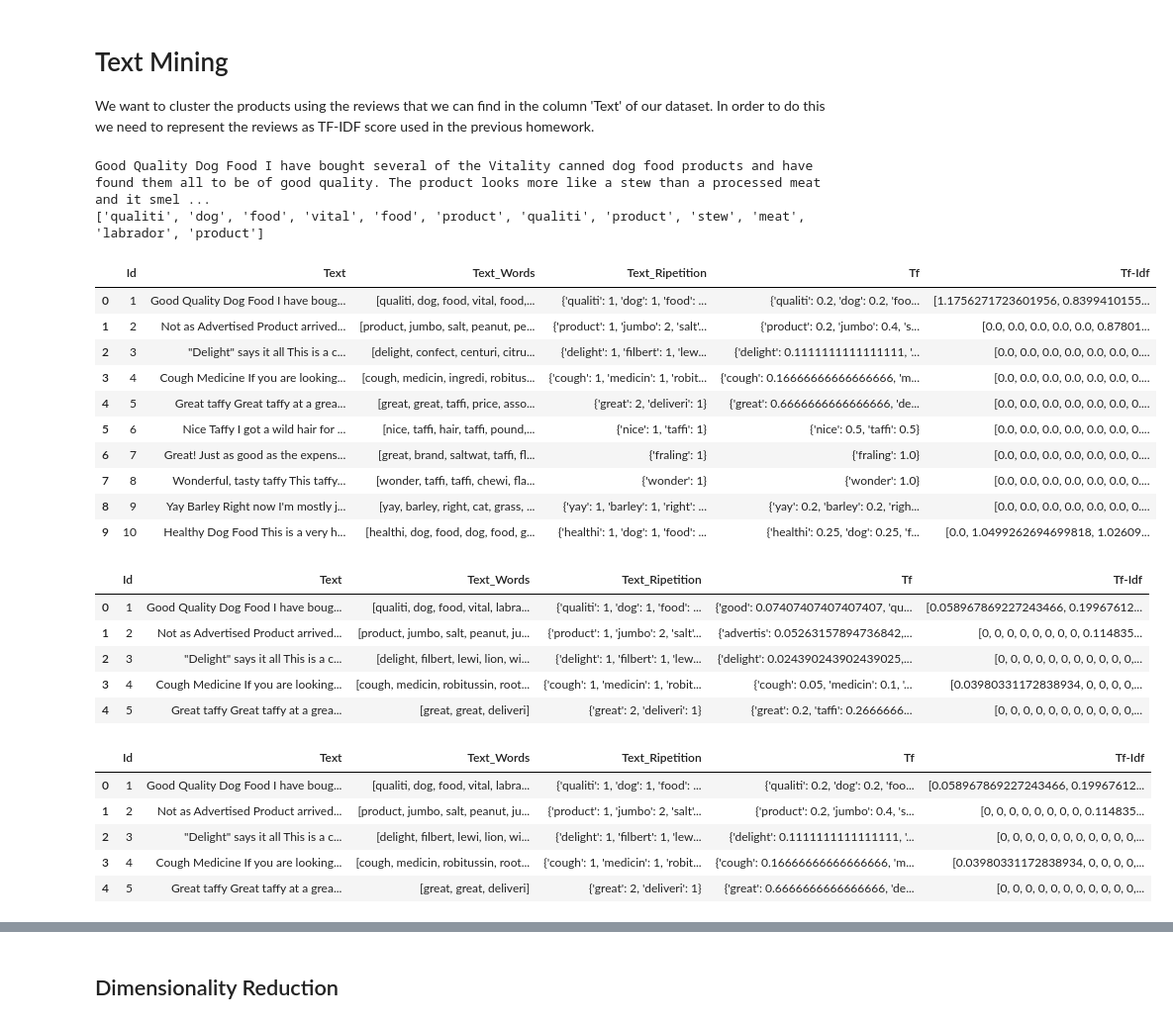
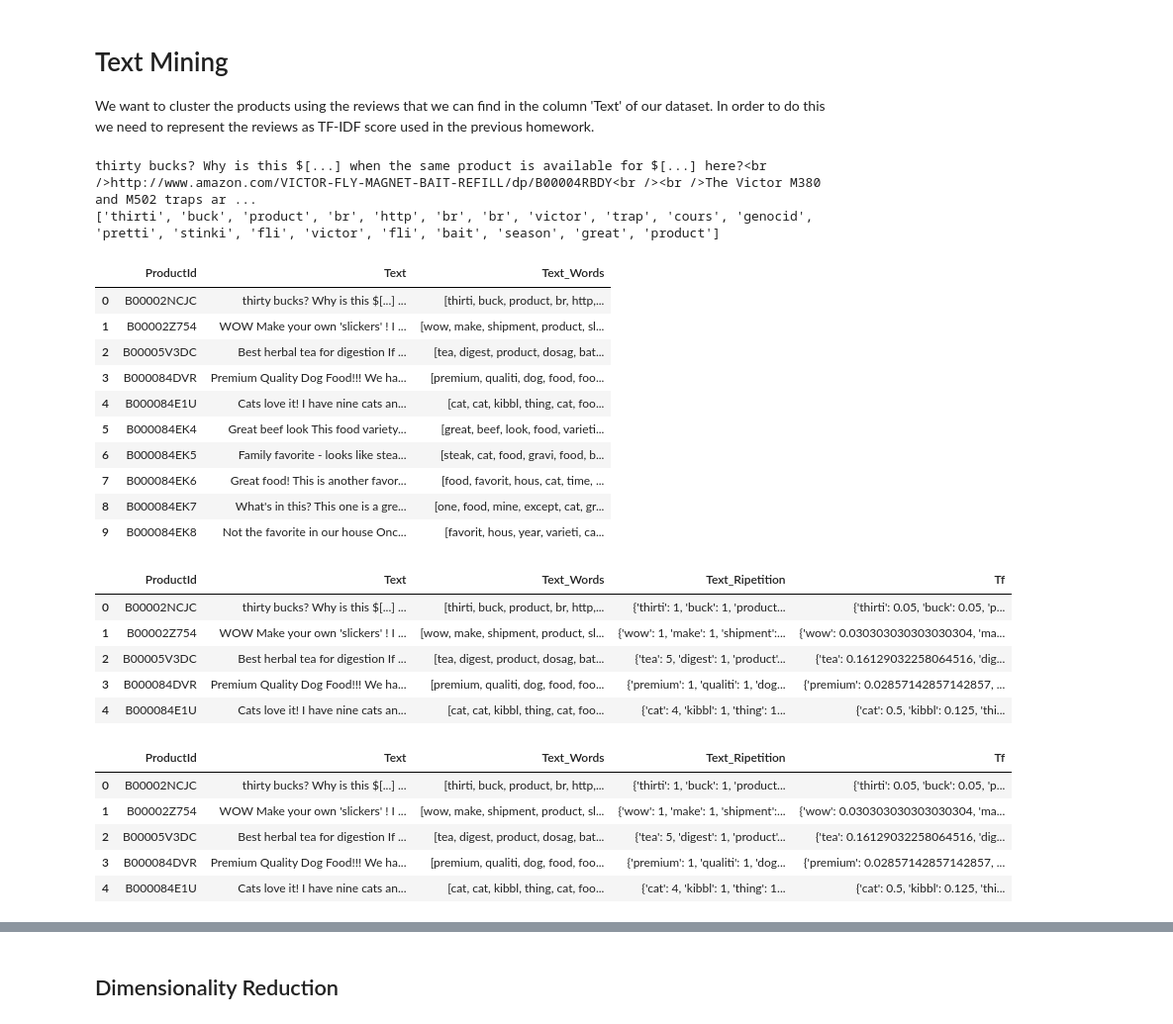
Before and after one commit to domenicocinque/ADM-HW4, a Jupyter notebook: HW4_Q2.ipynb, the cells around one changed output, grey strips where cells are left out. Shown at 99% size. Drawn from its saved outputs; the diff is of its cells as text; code cells hidden in the pictures.

```diff
--- a/HW4_Q2.ipynb
+++ b/HW4_Q2.ipynb
@@ -40,7 +40,7 @@ dataset['Summary'].fillna('', inplace=True)
 # %%
 dataset['Text'] = dataset['Summary'] + ' ' + dataset['Text']
 # %%
-dataset.drop(['ProductId','UserId','ProfileName','HelpfulnessNumerator',
+dataset.drop(['UserId','ProfileName','HelpfulnessNumerator',
               'HelpfulnessDenominator','Score','Time','Summary'],axis=1, inplace=True)
 # %%
 dataset.head()
@@ -53,0 +58,2 @@ dataset.head()
+# %%
+df = dataset.groupby('ProductId')['Text'].apply(lambda x: ' '.join(x)).reset_index()
@@ -78,28 +93,28 @@ def clean_text(text):
     return good_words
 # %%
 #test
-print(dataset['Text'][0])
-print(clean_text(dataset['Text'][0]))
+print(df['Text'][0])
+print(clean_text(df['Text'][0]))
 # %% [output]
-Good Quality Dog Food I have bought several of the Vitality canned dog food products and have found them all to be of good quality. The product looks more like a stew than a processed meat and it smel ...
-['qualiti', 'dog', 'food', 'vital', 'food', 'product', 'qualiti', 'product', 'stew', 'meat', 'labrador', 'product']
+thirty bucks? Why is this $[...] when the same product is available for $[...] here?<br />http://www.amazon.com/VICTOR-FLY-MAGNET-BAIT-REFILL/dp/B00004RBDY<br /><br />The Victor M380 and M502 traps ar ...
+['thirti', 'buck', 'product', 'br', 'http', 'br', 'br', 'victor', 'trap', 'cours', 'genocid', 'pretti', 'stinki', 'fli', 'victor', 'fli', 'bait', 'season', 'great', 'product']
 # %%
 #Applying the clean_text function to each element of the column 'Text'
-dataset['Text_Words'] = dataset.Text.apply(lambda x: clean_text(x))
+df['Text_Words'] = df.Text.apply(lambda x: clean_text(x))
 # %%
-dataset.head(10)
+df.head(10)
 # %% [output]
-|  | Id | Text | Text_Words | Text_Ripetition | Tf | Tf-Idf |
-| 0 | 1 | Good Quality Dog Food I have boug... | [qualiti, dog, food, vital, food,... | {'qualiti': 1, 'dog': 1, 'food': ... | {'qualiti': 0.2, 'dog': 0.2, 'foo... | [1.1756271723601956, 0.8399410155... |
-| 1 | 2 | Not as Advertised Product arrived... | [product, jumbo, salt, peanut, pe... | {'product': 1, 'jumbo': 2, 'salt'... | {'product': 0.2, 'jumbo': 0.4, 's... | [0.0, 0.0, 0.0, 0.0, 0.0, 0.87801... |
-| 2 | 3 | "Delight" says it all This is a c... | [delight, confect, centuri, citru... | {'delight': 1, 'filbert': 1, 'lew... | {'delight': 0.1111111111111111, '... | [0.0, 0.0, 0.0, 0.0, 0.0, 0.0, 0.... |
-| 3 | 4 | Cough Medicine If you are looking... | [cough, medicin, ingredi, robitus... | {'cough': 1, 'medicin': 1, 'robit... | {'cough': 0.16666666666666666, 'm... | [0.0, 0.0, 0.0, 0.0, 0.0, 0.0, 0.... |
-| 4 | 5 | Great taffy Great taffy at a grea... | [great, great, taffi, price, asso... | {'great': 2, 'deliveri': 1} | {'great': 0.6666666666666666, 'de... | [0.0, 0.0, 0.0, 0.0, 0.0, 0.0, 0.... |
-| 5 | 6 | Nice Taffy I got a wild hair for ... | [nice, taffi, hair, taffi, pound,... | {'nice': 1, 'taffi': 1} | {'nice': 0.5, 'taffi': 0.5} | [0.0, 0.0, 0.0, 0.0, 0.0, 0.0, 0.... |
-| 6 | 7 | Great! Just as good as the expens... | [great, brand, saltwat, taffi, fl... | {'fraling': 1} | {'fraling': 1.0} | [0.0, 0.0, 0.0, 0.0, 0.0, 0.0, 0.... |
-| 7 | 8 | Wonderful, tasty taffy This taffy... | [wonder, taffi, taffi, chewi, fla... | {'wonder': 1} | {'wonder': 1.0} | [0.0, 0.0, 0.0, 0.0, 0.0, 0.0, 0.... |
-| 8 | 9 | Yay Barley Right now I'm mostly j... | [yay, barley, right, cat, grass, ... | {'yay': 1, 'barley': 1, 'right': ... | {'yay': 0.2, 'barley': 0.2, 'righ... | [0.0, 0.0, 0.0, 0.0, 0.0, 0.0, 0.... |
-| 9 | 10 | Healthy Dog Food This is a very h... | [healthi, dog, food, dog, food, g... | {'healthi': 1, 'dog': 1, 'food': ... | {'healthi': 0.25, 'dog': 0.25, 'f... | [0.0, 1.0499262694699818, 1.02609... |
+|  | ProductId | Text | Text_Words |
+| 0 | B00002NCJC | thirty bucks? Why is this $[...] ... | [thirti, buck, product, br, http,... |
+| 1 | B00002Z754 | WOW Make your own 'slickers' ! I ... | [wow, make, shipment, product, sl... |
+| 2 | B00005V3DC | Best herbal tea for digestion If ... | [tea, digest, product, dosag, bat... |
+| 3 | B000084DVR | Premium Quality Dog Food!!! We ha... | [premium, qualiti, dog, food, foo... |
+| 4 | B000084E1U | Cats love it! I have nine cats an... | [cat, cat, kibbl, thing, cat, foo... |
+| 5 | B000084EK4 | Great beef look This food variety... | [great, beef, look, food, varieti... |
+| 6 | B000084EK5 | Family favorite - looks like stea... | [steak, cat, food, gravi, food, b... |
+| 7 | B000084EK6 | Great food! This is another favor... | [food, favorit, hous, cat, time, ... |
+| 8 | B000084EK7 | What's in this? This one is a gre... | [one, food, mine, except, cat, gr... |
+| 9 | B000084EK8 | Not the favorite in our house Onc... | [favorit, hous, year, varieti, ca... |
 # %%
 def vocabulary(df):
     words = defaultdict(list)
@@ -114,12 +129,12 @@ dataset["Text_Ripetition"] = dataset["Text_Words"].apply(lambda x : Counter(x))
 # %%
-dataset.head()
+df.head()
 # %% [output]
-|  | Id | Text | Text_Words | Text_Ripetition | Tf | Tf-Idf |
-| 0 | 1 | Good Quality Dog Food I have boug... | [qualiti, dog, food, vital, labra... | {'qualiti': 1, 'dog': 1, 'food': ... | {'good': 0.07407407407407407, 'qu... | [0.058967869227243466, 0.19967612... |
-| 1 | 2 | Not as Advertised Product arrived... | [product, jumbo, salt, peanut, ju... | {'product': 1, 'jumbo': 2, 'salt'... | {'advertis': 0.05263157894736842,... | [0, 0, 0, 0, 0, 0, 0, 0, 0.114835... |
-| 2 | 3 | "Delight" says it all This is a c... | [delight, filbert, lewi, lion, wi... | {'delight': 1, 'filbert': 1, 'lew... | {'delight': 0.024390243902439025,... | [0, 0, 0, 0, 0, 0, 0, 0, 0, 0, 0,... |
-| 3 | 4 | Cough Medicine If you are looking... | [cough, medicin, robitussin, root... | {'cough': 1, 'medicin': 1, 'robit... | {'cough': 0.05, 'medicin': 0.1, '... | [0.03980331172838934, 0, 0, 0, 0,... |
-| 4 | 5 | Great taffy Great taffy at a grea... | [great, great, deliveri] | {'great': 2, 'deliveri': 1} | {'great': 0.2, 'taffi': 0.2666666... | [0, 0, 0, 0, 0, 0, 0, 0, 0, 0, 0,... |
+|  | ProductId | Text | Text_Words | Text_Ripetition | Tf |
+| 0 | B00002NCJC | thirty bucks? Why is this $[...] ... | [thirti, buck, product, br, http,... | {'thirti': 1, 'buck': 1, 'product... | {'thirti': 0.05, 'buck': 0.05, 'p... |
+| 1 | B00002Z754 | WOW Make your own 'slickers' ! I ... | [wow, make, shipment, product, sl... | {'wow': 1, 'make': 1, 'shipment':... | {'wow': 0.030303030303030304, 'ma... |
+| 2 | B00005V3DC | Best herbal tea for digestion If ... | [tea, digest, product, dosag, bat... | {'tea': 5, 'digest': 1, 'product'... | {'tea': 0.16129032258064516, 'dig... |
+| 3 | B000084DVR | Premium Quality Dog Food!!! We ha... | [premium, qualiti, dog, food, foo... | {'premium': 1, 'qualiti': 1, 'dog... | {'premium': 0.02857142857142857, ... |
+| 4 | B000084E1U | Cats love it! I have nine cats an... | [cat, cat, kibbl, thing, cat, foo... | {'cat': 4, 'kibbl': 1, 'thing': 1... | {'cat': 0.5, 'kibbl': 0.125, 'thi... |
 # %%
 def tf_i(text):
     tot_token = 0
@@ -137,11 +152,11 @@ dataset["Tf"] = tf #adding the column tf to the dataset
 # %%
-dataset.head()
+df.head()
 # %% [output]
-|  | Id | Text | Text_Words | Text_Ripetition | Tf | Tf-Idf |
-| 0 | 1 | Good Quality Dog Food I have boug... | [qualiti, dog, food, vital, labra... | {'qualiti': 1, 'dog': 1, 'food': ... | {'qualiti': 0.2, 'dog': 0.2, 'foo... | [0.058967869227243466, 0.19967612... |
-| 1 | 2 | Not as Advertised Product arrived... | [product, jumbo, salt, peanut, ju... | {'product': 1, 'jumbo': 2, 'salt'... | {'product': 0.2, 'jumbo': 0.4, 's... | [0, 0, 0, 0, 0, 0, 0, 0, 0.114835... |
-| 2 | 3 | "Delight" says it all This is a c... | [delight, filbert, lewi, lion, wi... | {'delight': 1, 'filbert': 1, 'lew... | {'delight': 0.1111111111111111, '... | [0, 0, 0, 0, 0, 0, 0, 0, 0, 0, 0,... |
-| 3 | 4 | Cough Medicine If you are looking... | [cough, medicin, robitussin, root... | {'cough': 1, 'medicin': 1, 'robit... | {'cough': 0.16666666666666666, 'm... | [0.03980331172838934, 0, 0, 0, 0,... |
-| 4 | 5 | Great taffy Great taffy at a grea... | [great, great, deliveri] | {'great': 2, 'deliveri': 1} | {'great': 0.6666666666666666, 'de... | [0, 0, 0, 0, 0, 0, 0, 0, 0, 0, 0,... |
+|  | ProductId | Text | Text_Words | Text_Ripetition | Tf |
+| 0 | B00002NCJC | thirty bucks? Why is this $[...] ... | [thirti, buck, product, br, http,... | {'thirti': 1, 'buck': 1, 'product... | {'thirti': 0.05, 'buck': 0.05, 'p... |
+| 1 | B00002Z754 | WOW Make your own 'slickers' ! I ... | [wow, make, shipment, product, sl... | {'wow': 1, 'make': 1, 'shipment':... | {'wow': 0.030303030303030304, 'ma... |
+| 2 | B00005V3DC | Best herbal tea for digestion If ... | [tea, digest, product, dosag, bat... | {'tea': 5, 'digest': 1, 'product'... | {'tea': 0.16129032258064516, 'dig... |
+| 3 | B000084DVR | Premium Quality Dog Food!!! We ha... | [premium, qualiti, dog, food, foo... | {'premium': 1, 'qualiti': 1, 'dog... | {'premium': 0.02857142857142857, ... |
+| 4 | B000084E1U | Cats love it! I have nine cats an... | [cat, cat, kibbl, thing, cat, foo... | {'cat': 4, 'kibbl': 1, 'thing': 1... | {'cat': 0.5, 'kibbl': 0.125, 'thi... |
 # %%
 idf = {}
```
Also changed, not shown: parts of 22 cells of this notebook.
